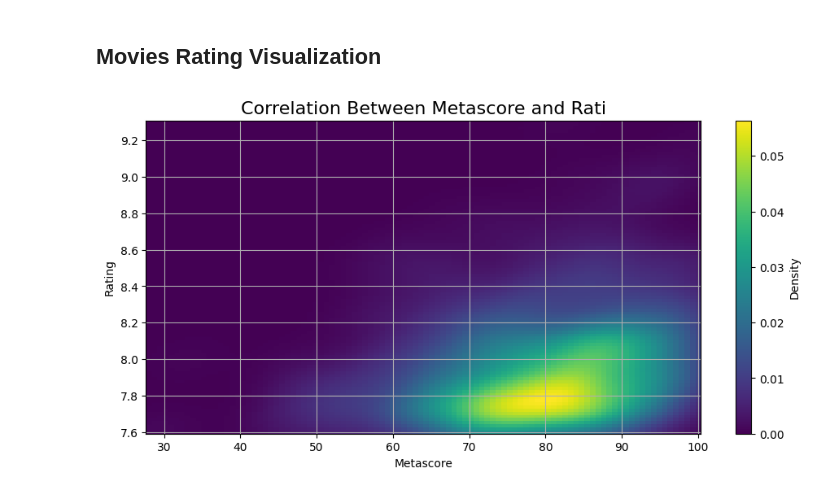
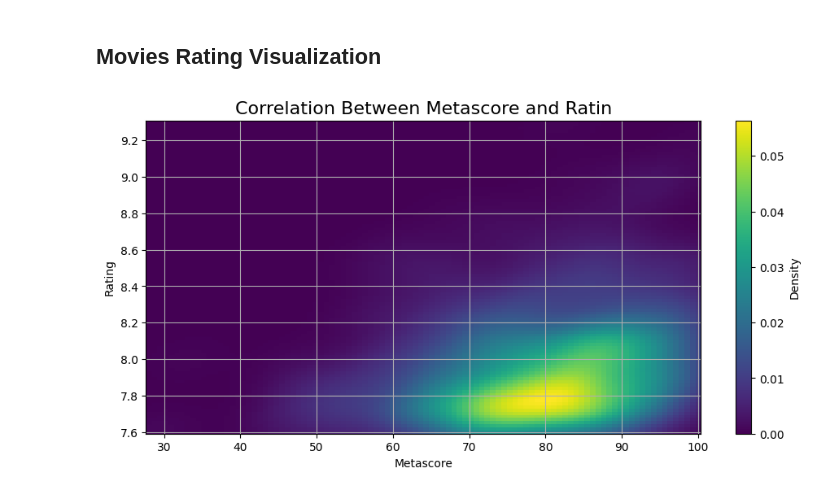
Before and after one commit to kelashkumar-iba/Movies-Rating-Visualization, a Jupyter notebook: Movies_Rating_Visualization.ipynb, the cells around one changed output. Saved outputs shown, nothing was run; the diff lists cells and outputs as text; code cells hidden in the pictures.

Commit message:
Movies Rating Visualization

```diff
--- a/Movies_Rating_Visualization.ipynb
+++ b/Movies_Rating_Visualization.ipynb
@@ -5,32 +5,32 @@ import numpy as np
 import pandas as pd
 import matplotlib.pyplot as plt
 from scipy.stats import gaussian_kde
 
 # Load the dataset
 movies_df = pd.read_csv("D:\\DataCamp\\Datasets\\movies.csv")
 
 # Remove rows with missing Metascore
 movies_df.dropna(subset=['Metascore'], inplace=True)
 
 # Calculate kernel density estimate for KDE plot
 x = movies_df['Metascore']
 y = movies_df['rating']
 k = gaussian_kde(np.vstack([x, y]))
 
 # Evaluate KDE on a grid
 xmin, xmax = x.min(), x.max()
 ymin, ymax = y.min(), y.max()
 xi, yi = np.mgrid[xmin:xmax:100j, ymin:ymax:100j]
 zi = k(np.vstack([xi.flatten(), yi.flatten()]))
 
 # Plot KDE
 plt.figure(figsize=(11, 5))
-plt.title('Correlation Between Metascore and Rati', fontsize=16)
+plt.title('Correlation Between Metascore and Ratin', fontsize=16)
 plt.xlabel('Metascore')
 plt.ylabel('Rating')
 plt.grid(True)
 plt.pcolormesh(xi, yi, zi.reshape(xi.shape), cmap='viridis')
 plt.colorbar(label='Density')
 plt.show()
 # %% [output]
-[figure, old version]
+[figure, new version]
```
